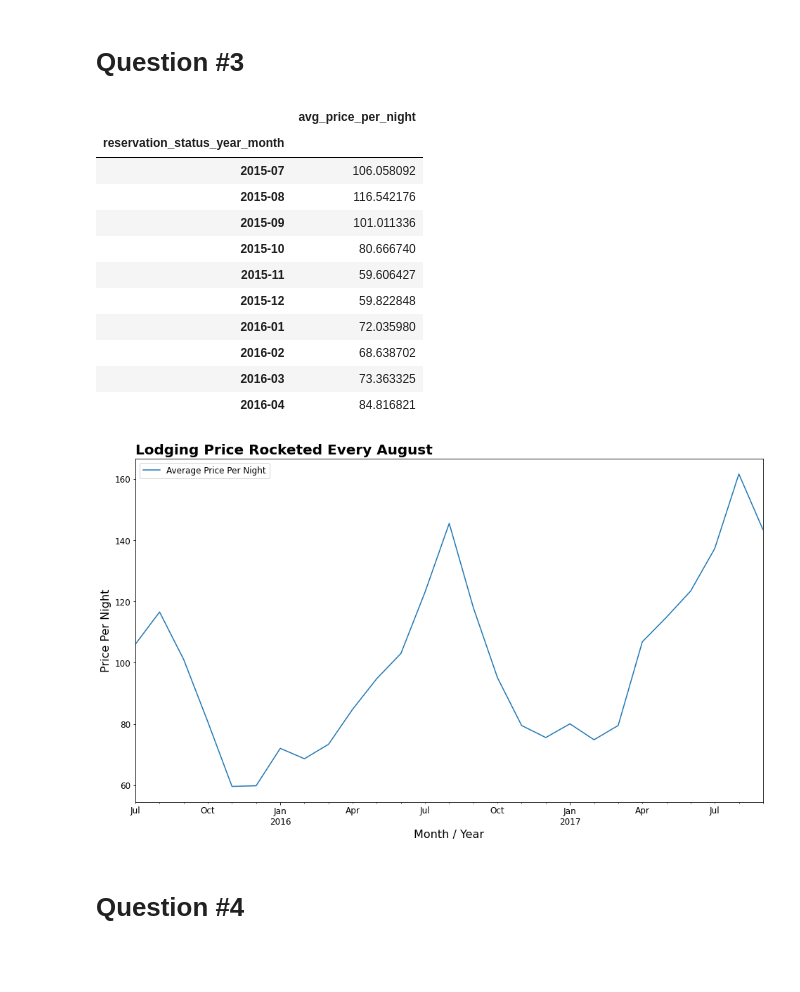
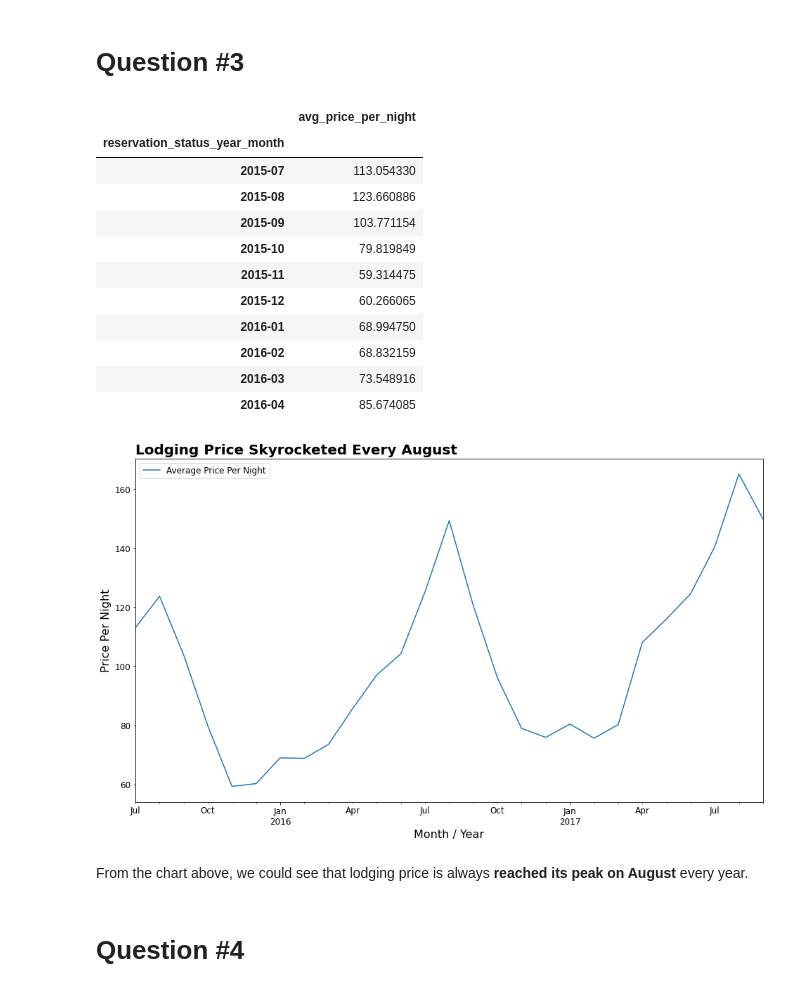
Before and after one commit to wikantyoso/iykra-week3-practicecase, a Jupyter notebook: iykra-week3-basicdataanalysis.ipynb, the cells around one changed output. Cells and saved outputs as stored; diff of their text form; code cells hidden in the pictures; blank space fills up the shorter version.

```diff
--- a/iykra-week3-basicdataanalysis.ipynb
+++ b/iykra-week3-basicdataanalysis.ipynb
@@ -30,7 +21,7 @@ import pandas as pd
 import matplotlib.pyplot as plt
 import numpy as np
 
-data = pd.read_csv('Ritz_Jager_Data.csv')
+data = pd.read_csv('Ritz_Jager_Data.csv').drop_duplicates()
 pd.set_option('display.max_columns', None)
 # %%
 data.head()
@@ -142,27 +135,29 @@ avg_price.head(10)
 # %% [output]
 |  | avg_price_per_night |
 | reservation_status_year_month |  |
-| 2015-07 | 106.058092 |
-| 2015-08 | 116.542176 |
-| 2015-09 | 101.011336 |
-| 2015-10 | 80.666740 |
-| 2015-11 | 59.606427 |
-| 2015-12 | 59.822848 |
-| 2016-01 | 72.035980 |
-| 2016-02 | 68.638702 |
-| 2016-03 | 73.363325 |
-| 2016-04 | 84.816821 |
+| 2015-07 | 113.054330 |
+| 2015-08 | 123.660886 |
+| 2015-09 | 103.771154 |
+| 2015-10 | 79.819849 |
+| 2015-11 | 59.314475 |
+| 2015-12 | 60.266065 |
+| 2016-01 | 68.994750 |
+| 2016-02 | 68.832159 |
+| 2016-03 | 73.548916 |
+| 2016-04 | 85.674085 |
 # %%
 #Plotting
 
 avg_price.plot(figsize = [16, 9], fontsize = 12)
-plt.title('Lodging Price Rocketed Every August', fontsize = 20, loc = 'left', fontweight = 'bold')
+plt.title('Lodging Price Skyrocketed Every August', fontsize = 20, loc = 'left', fontweight = 'bold')
 plt.xlabel('Month / Year', fontsize = 16)
 plt.ylabel('Price Per Night', fontsize = 16)
 plt.legend(['Average Price Per Night'], fontsize = 12)
 plt.show()
 # %% [output]
-[figure, old version]
+[figure, new version]
+# %% [markdown]
+From the chart above, we could see that lodging price is always **reached its peak on August** every year.
 # %% [markdown]
 # Question #4
 # %%
```
Also changed, not shown: parts of 17 cells of this notebook, 1 other file.
